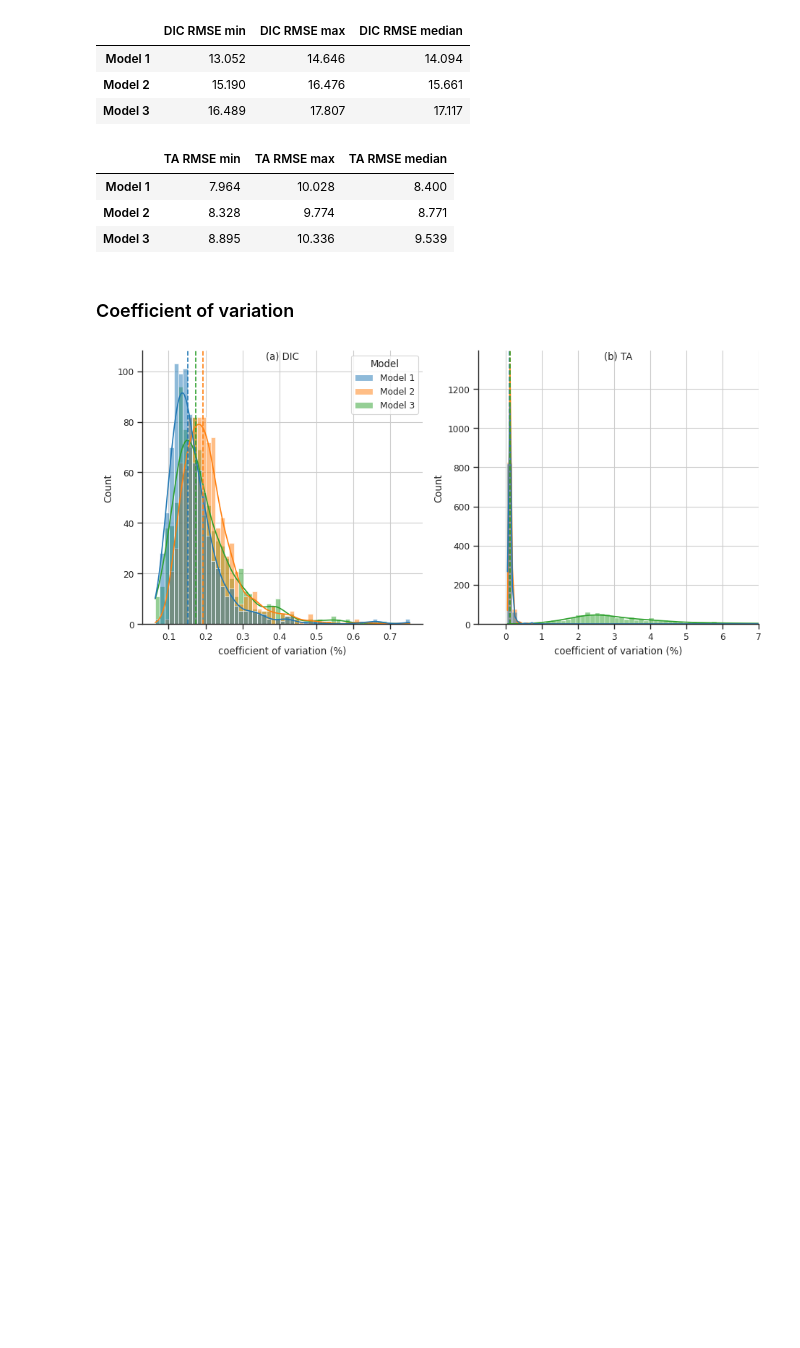
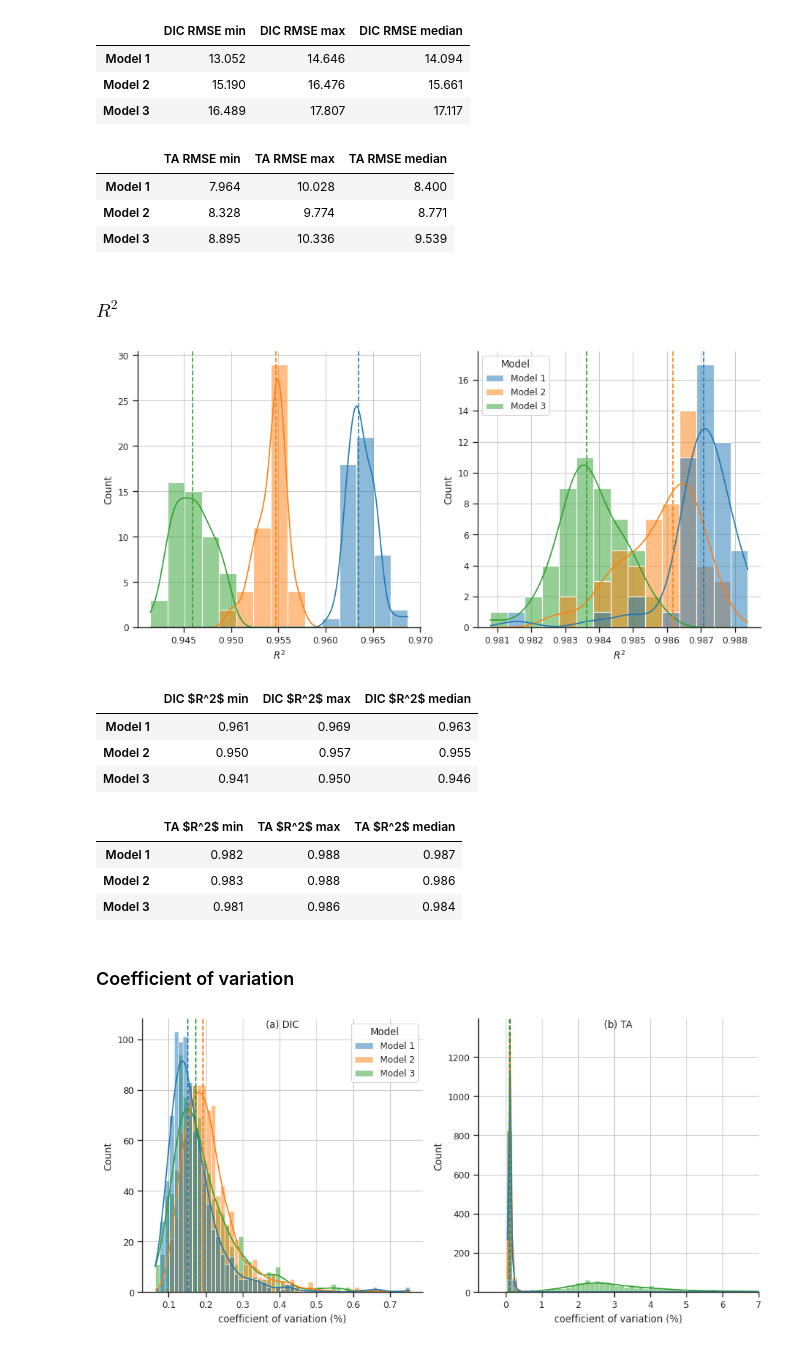
Before and after one commit to WHOIGit/nelme-bottom-water-bgc, a Jupyter notebook: manuscript_figures.ipynb, the cells around one changed output. Saved outputs shown, nothing was run; the diff lists cells and outputs as text; code cells hidden in the pictures; blank space fills up the shorter version.

Commit message:
Add histogram of R2 values for ensemble members

```diff
--- a/manuscript_figures.ipynb
+++ b/manuscript_figures.ipynb
@@ -609,6 +609,54 @@ pd.DataFrame(ta_rmse, columns=['TA RMSE min','TA RMSE max','TA RMSE median'],
 | Model 1 | 7.964 | 10.028 | 8.400 |
 | Model 2 | 8.328 | 9.774 | 8.771 |
 | Model 3 | 8.895 | 10.336 | 9.539 |
+# %% [markdown]
+### $R^2$
+# %%
+df_ensemble_dic2 = pd.DataFrame({'Model 1': df_ensemble.r2_DIC, 'Model 2': df_ensemble_noO2.r2_DIC, 'Model 3': df_ensemble_no_sat.r2_DIC})
+df_ensemble_ta2 = pd.DataFrame({'Model 1': df_ensemble.r2_TA, 'Model 2': df_ensemble_noO2.r2_TA, 'Model 3': df_ensemble_no_sat.r2_TA})
+
+df_ensemble_dic2 = pd.melt(df_ensemble_dic2, value_vars=['Model 1','Model 2','Model 3']).rename(columns={'variable':'Model', 'value':'$R^2$'})
+df_ensemble_ta2 = pd.melt(df_ensemble_ta2, value_vars=['Model 1','Model 2','Model 3']).rename(columns={'variable':'Model', 'value':'$R^2$'})
+
+m_ens_dic2 = [df.r2_DIC.median() for df in [df_ensemble, df_ensemble_noO2, df_ensemble_no_sat]]
+m_ens_ta2 = [df.r2_TA.median() for df in [df_ensemble, df_ensemble_noO2, df_ensemble_no_sat]]
+
+fig, axs = plt.subplots(1, 2, figsize=(11, 5))
+_ = sns.histplot(x='$R^2$', data=df_ensemble_dic2, hue='Model', kde=True, bins=15, ax=axs[0], legend=False)
+_ = sns.histplot(x='$R^2$', data=df_ensemble_ta2, hue='Model', kde=True, bins=15, ax=axs[1], legend=True)
+for md, c in zip(m_ens_dic2, ['C0','C1','C2']):
+    _ = axs[0].axvline(md, c=c, ls='--')
+for md, c in zip(m_ens_ta2, ['C0','C1','C2']):
+    _ = axs[1].axvline(md, c=c, ls='--')
+sns.despine(fig)
+# %% [output]
+[figure, added]
+# %%
+dic_r2 = [
+    [df_ensemble.r2_DIC.min(), df_ensemble.r2_DIC.max(), df_ensemble.r2_DIC.median()],
+    [df_ensemble_noO2.r2_DIC.min(), df_ensemble_noO2.r2_DIC.max(), df_ensemble_noO2.r2_DIC.median()],
+    [df_ensemble_no_sat.r2_DIC.min(), df_ensemble_no_sat.r2_DIC.max(), df_ensemble_no_sat.r2_DIC.median()]
+]
+pd.DataFrame(dic_r2, columns=['DIC $R^2$ min','DIC $R^2$ max','DIC $R^2$ median'],
+             index=['Model 1', 'Model 2', 'Model 3']).style.format('{:.3f}')
+# %% [output]
+|  | DIC $R^2$ min | DIC $R^2$ max | DIC $R^2$ median |
+| Model 1 | 0.961 | 0.969 | 0.963 |
+| Model 2 | 0.950 | 0.957 | 0.955 |
+| Model 3 | 0.941 | 0.950 | 0.946 |
+# %%
+ta_r2 = [
+    [df_ensemble.r2_TA.min(), df_ensemble.r2_TA.max(), df_ensemble.r2_TA.median()],
+    [df_ensemble_noO2.r2_TA.min(), df_ensemble_noO2.r2_TA.max(), df_ensemble_noO2.r2_TA.median()],
+    [df_ensemble_no_sat.r2_TA.min(), df_ensemble_no_sat.r2_TA.max(), df_ensemble_no_sat.r2_TA.median()]
+]
+pd.DataFrame(ta_r2, columns=['TA $R^2$ min','TA $R^2$ max','TA $R^2$ median'],
+             index=['Model 1', 'Model 2', 'Model 3']).style.format('{:.3f}')
+# %% [output]
+|  | TA $R^2$ min | TA $R^2$ max | TA $R^2$ median |
+| Model 1 | 0.982 | 0.988 | 0.987 |
+| Model 2 | 0.983 | 0.988 | 0.986 |
+| Model 3 | 0.981 | 0.986 | 0.984 |
 # %% [markdown]
 ### Coefficient of variation
 # %%
```
Also changed, not shown: parts of 1 cell of this notebook.
